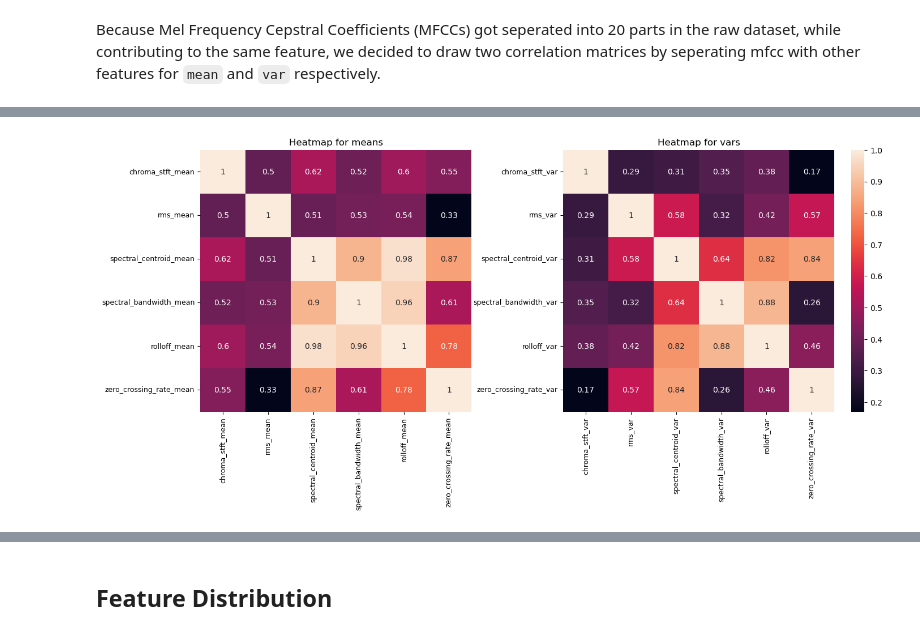
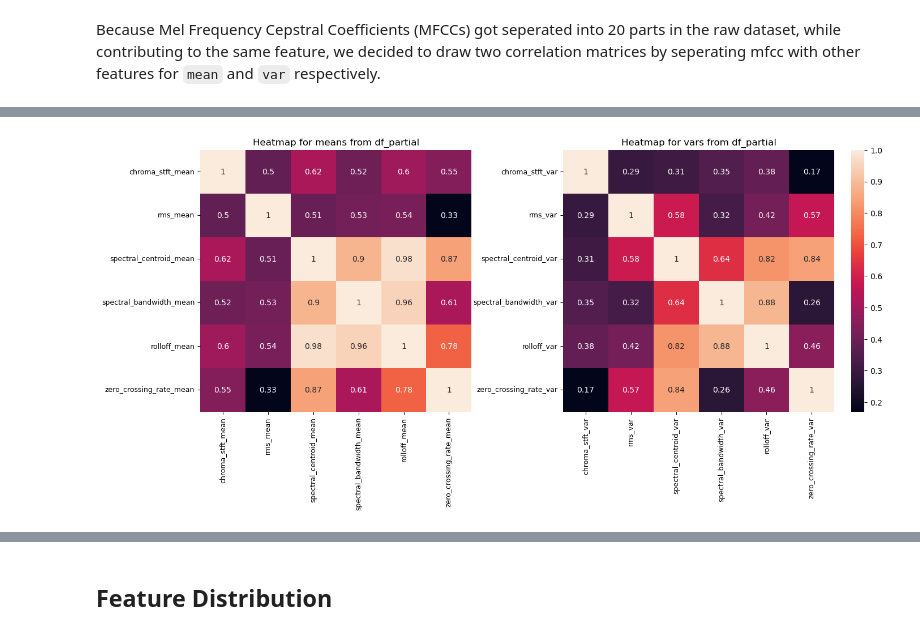
Before and after one commit to COGS118A/Group007-SP23, a Jupyter notebook: Checkpoint_Group007-SP23.ipynb, the cells around one changed output, grey strips where cells are left out. Cells and saved outputs as stored; diff of their text form; code cells hidden in the pictures.

```diff
--- a/Checkpoint_Group007-SP23.ipynb
+++ b/Checkpoint_Group007-SP23.ipynb
@@ -222,28 +221,28 @@ df_partial
 # %%
 # Calculate correlation matrix
 corr_matrix_means_partial = df_partial.filter(regex=r'_mean').corr()
 corr_matrix_vars_partial = df_partial.filter(regex=r'_var').corr()
 
 
 # Plot heatmap of correlation matrix
 fig, axs = plt.subplots(ncols=2, gridspec_kw={'width_ratios': [0.8, 1]})
 fig = plt.gcf()
 fig.set_size_inches(16, 6)
 plt.subplots_adjust(wspace=0.3)
 
 # Plot the first heatmap on the left subplot
 fig1 = sns.heatmap(corr_matrix_means_partial, ax=axs[0], cbar=False, annot=True, annot_kws={"size": 10})
 fig1.set_xticklabels(fig1.get_yticklabels(), fontsize=9)
 fig1.set_yticklabels(fig1.get_yticklabels(), fontsize=9)
-fig1.set_title('Heatmap for means')
+fig1.set_title('Heatmap for means from df_partial')
 
 # Plot the second heatmap on the right subplot
 fig2 = sns.heatmap(corr_matrix_vars_partial, ax=axs[1], cbar=True, annot=True, annot_kws={"size": 10})
 fig2.set_xticklabels(fig2.get_yticklabels(), fontsize=9)
 fig2.set_yticklabels(fig2.get_yticklabels(), fontsize=9) # rotation=-30
-fig2.set_title('Heatmap for vars')
+fig2.set_title('Heatmap for vars from df_partial')
 
 # Show the figure
 plt.show()
 # %% [output]
-[figure, old version]
+[figure, new version]
```
Also changed, not shown: parts of 16 cells of this notebook.
